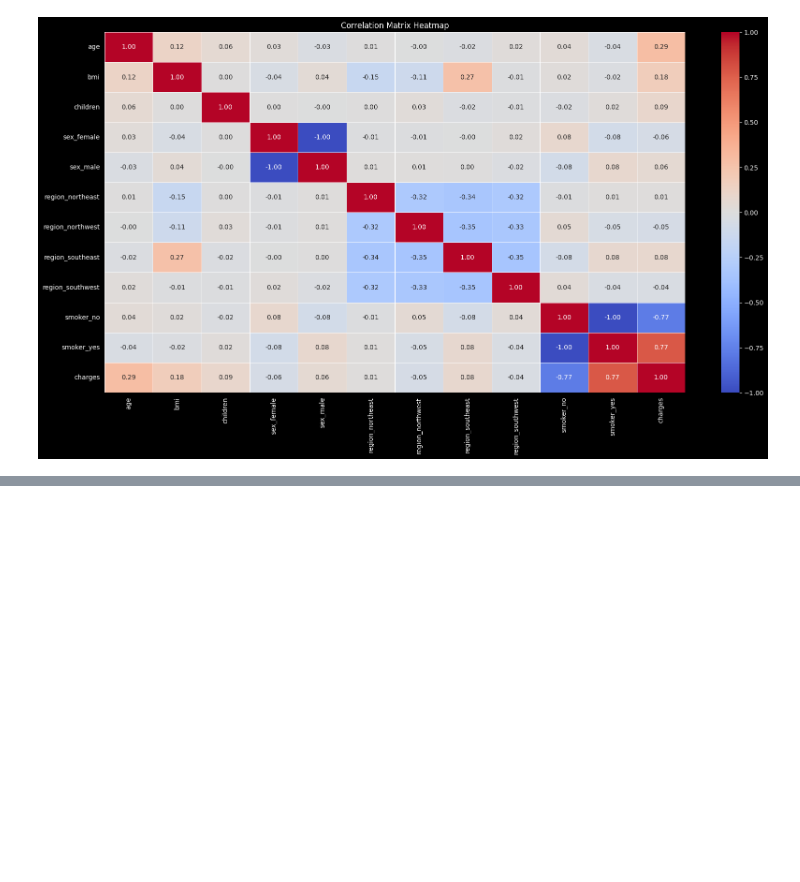
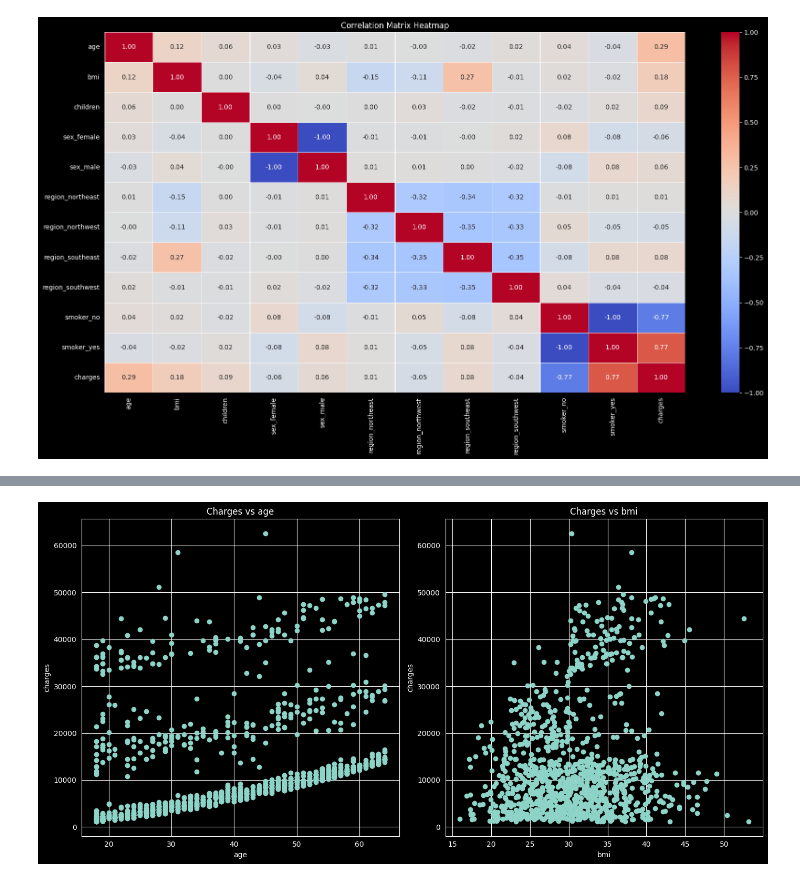
Before and after one commit to Rubeennn/ml-tabular-project, a Jupyter notebook: notebooks/exploration.ipynb, the cells around one changed output, grey strips where cells are left out. Cells and saved outputs as stored; diff of their text form; code cells hidden in the pictures; blank space fills up the shorter version.

```diff
--- a/notebooks/exploration.ipynb
+++ b/notebooks/exploration.ipynb
@@ -174,5 +174,5 @@ y_train.shape, X_train.shape
 # %% [output]
 ((1069,), (1069, 11))
 # %%
-df = pd.concat([X_train, y_train], axis=1)
+df_encoded = pd.concat([X_train, y_train], axis=1)
 # %%
@@ -196,0 +209,17 @@ plt.show()
+# %%
+fig, ax = plt.subplots(1,2,figsize=(14,7))
+
+
+ax[0].scatter(df_encoded['age'], df_encoded['charges'])
+ax[0].set_xlabel('age')
+ax[0].set_ylabel('charges')
+ax[0].set_title('Charges vs age')
+
+ax[1].scatter(df_encoded['bmi'], df_encoded['charges'])
+ax[1].set_xlabel('bmi')
+ax[1].set_ylabel('charges')
+ax[1].set_title("Charges vs bmi")
+
+plt.tight_layout()
+# %% [output]
+[figure, added]
```
Also changed, not shown: parts of 11 cells of this notebook.
